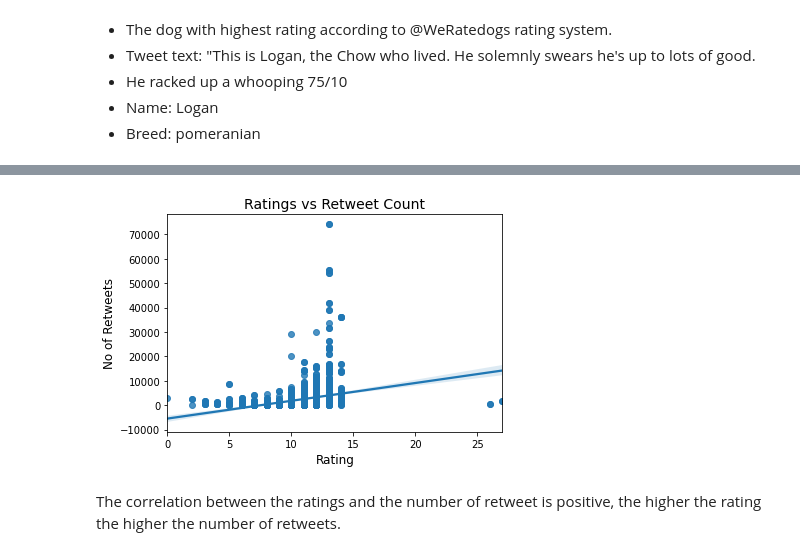
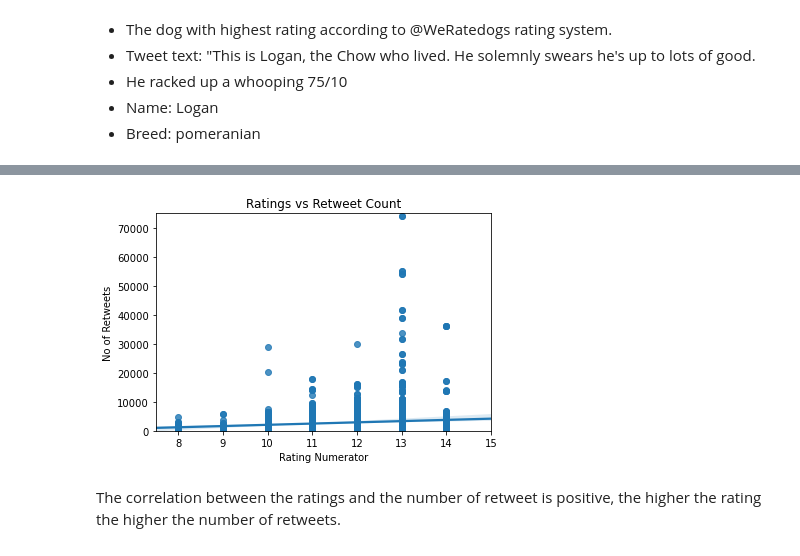
Before and after one commit to Ifyfrances/data_wrangle_analyze_project, a Jupyter notebook: wrangle_act.ipynb, the cells around one changed output, grey strips where cells are left out. Drawn from its saved outputs; the diff is of its cells as text; code cells hidden in the pictures.

```diff
--- a/wrangle_act.ipynb
+++ b/wrangle_act.ipynb
@@ -1323,11 +1345,13 @@ plt.xlim(0, 30);
 # %%
-figsize=(10, 10)
-sns.regplot(data=tweet_plot,x='rating_numerator', y='retweet_count')
-plt.title('Ratings vs Retweet Count', size=14)
-plt.xlabel('Rating', size=12)
-plt.ylabel('No of Retweets', size=12);
-plt.savefig('retweet_rating.png');
+#Plot of rating_numerator vs retweet count
+sns.regplot(data=tweet_master, x='rating_numerator', y='retweet_count')
+plt.xlim((7.5,15))
+plt.ylim(0, 75000)
+plt.title('Ratings vs Retweet Count')
+plt.xlabel('Rating Numerator')
+plt.ylabel('No of Retweets');
+#plt.savefig('retweet_rating.png');
 # %% [output]
-[figure, old version]
+[figure, new version]
 # %% [markdown]
 The correlation between the ratings and the number of retweet is positive, the higher the rating the higher the number of retweets.
```
Also changed, not shown: parts of 10 cells of this notebook, 5 other files.
